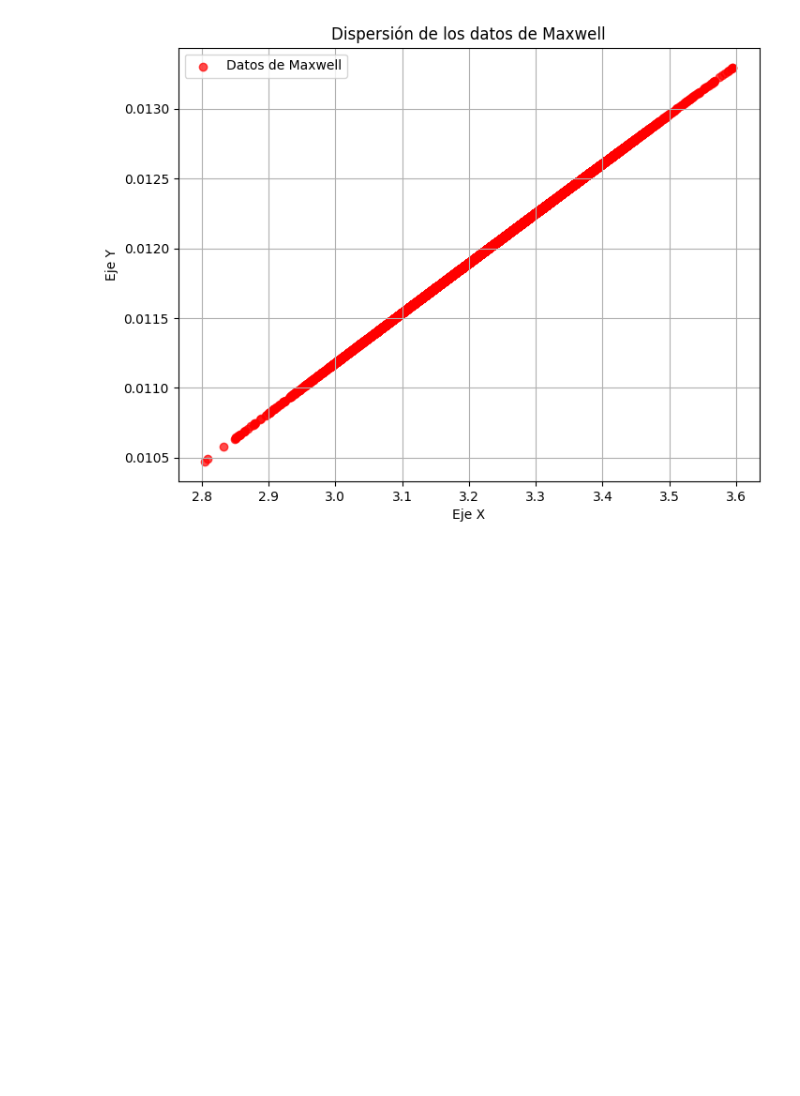
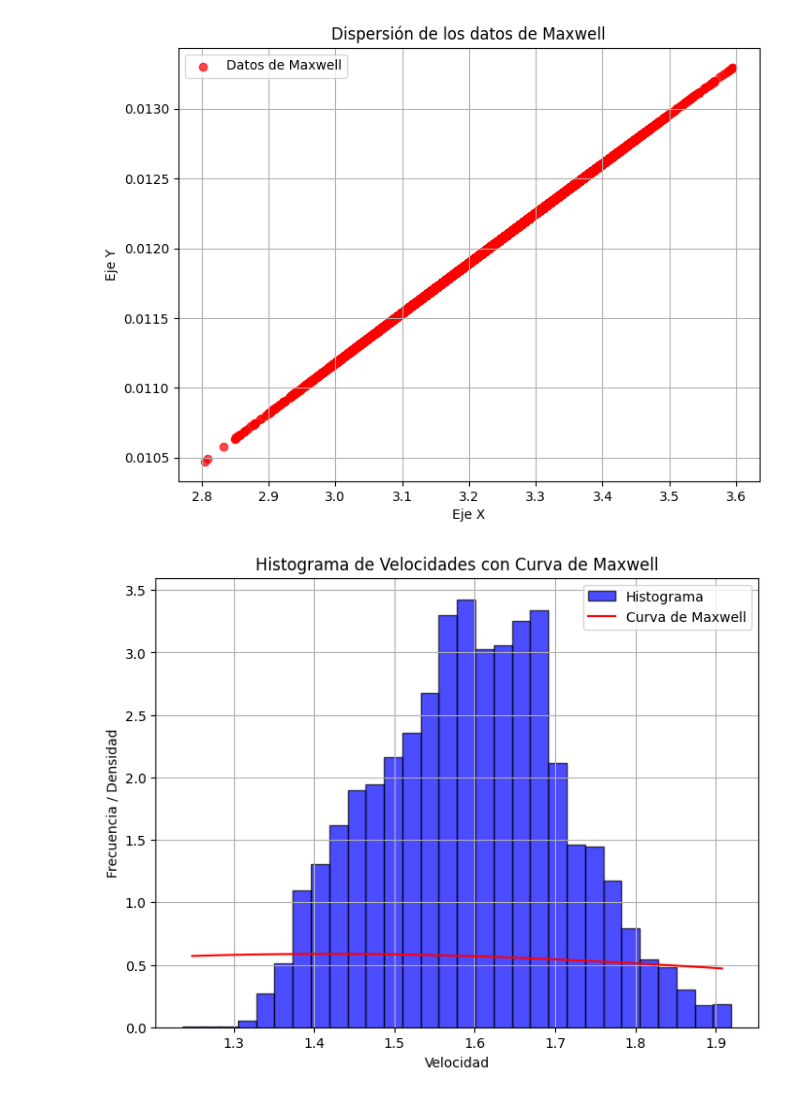
Before and after one commit to DiegoConol/Fisica-Computacional, a Jupyter notebook: Voluntario 1/animaciones.ipynb, the cells around one changed output. Saved outputs shown, nothing was run; the diff lists cells and outputs as text; code cells hidden in the pictures; blank space fills up the shorter version.

```diff
--- a/Voluntario 1/animaciones.ipynb
+++ b/Voluntario 1/animaciones.ipynb
@@ -293,3 +293,57 @@ if __name__ == "__main__":
     graficar_dispersión_maxwell(x, y)
 # %% [output]
 [figure]
+# %%
+import matplotlib.pyplot as plt
+import numpy as np
+
+# Función para leer los datos del archivo histograma.txt
+def leer_datos_histograma(filename):
+    datos = []
+    with open(filename, 'r') as file:
+        for linea in file:
+            datos.append(float(linea.strip()))  # Convertir cada línea en un número flotante
+    return datos
+
+# Función para graficar el histograma y superponer una curva de Maxwell
+def graficar_histograma_con_curva(datos_histograma, curva_funcion=None):
+    plt.figure(figsize=(8, 6))
+
+    # Graficar el histograma normalizado
+    conteo, bins, _ = plt.hist(datos_histograma, bins=30, density=True, color='blue', edgecolor='black', alpha=0.7, label='Histograma')
+
+    # Calcular el centro de cada barra del histograma
+    bins_centro = (bins[:-1] + bins[1:]) / 2
+
+    # Graficar la curva de Maxwell si se proporciona una función
+    if curva_funcion:
+        curva = curva_funcion(bins_centro)
+        plt.plot(bins_centro, curva, color='red', label='Curva de Maxwell')
+
+    # Personalización del gráfico
+    plt.xlabel('Velocidad')
+    plt.ylabel('Frecuencia / Densidad')
+    plt.title('Histograma de Velocidades con Curva de Maxwell')
+    plt.legend()
+    plt.grid(True)
+    plt.show()
+
+# Ejemplo de uso
+if __name__ == "__main__":
+    archivo_histograma = "histograma.txt"  # Nombre del archivo del histograma
+
+    # Leer los datos
+    datos_histograma = leer_datos_histograma(archivo_histograma)
+
+    # Definir la función para la curva de distribución de Maxwell
+    def curva_maxwell(v):
+        T = 1.0  # Temperatura (puedes ajustar este valor según sea necesario)
+        m = 1.0  # Masa de las partículas (puedes ajustar este valor según sea necesario)
+        k_B = 1.0  # Constante de Boltzmann (puedes ajustar este valor según sea necesario)
+        factor = np.sqrt((m / (2 * np.pi * k_B * T)) ** 3)
+        return factor * 4 * np.pi * v**2 * np.exp(-m * v**2 / (2 * k_B * T))
+
+    # Graficar el histograma con la curva de Maxwell
+    graficar_histograma_con_curva(datos_histograma, curva_funcion=curva_maxwell)
+# %% [output]
+[figure, added]
```
Also changed, not shown: parts of 3 cells of this notebook, 15 other files.
